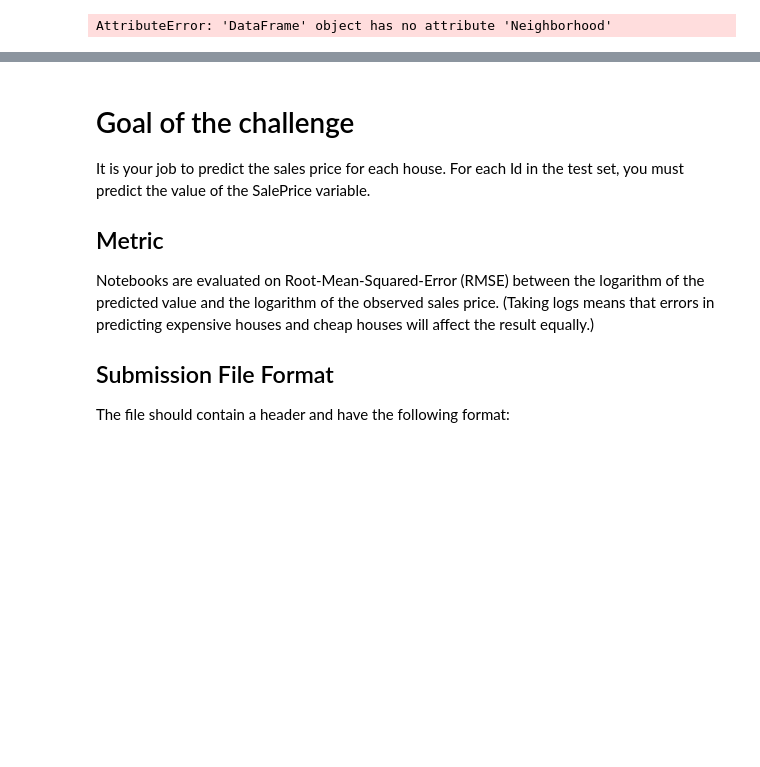
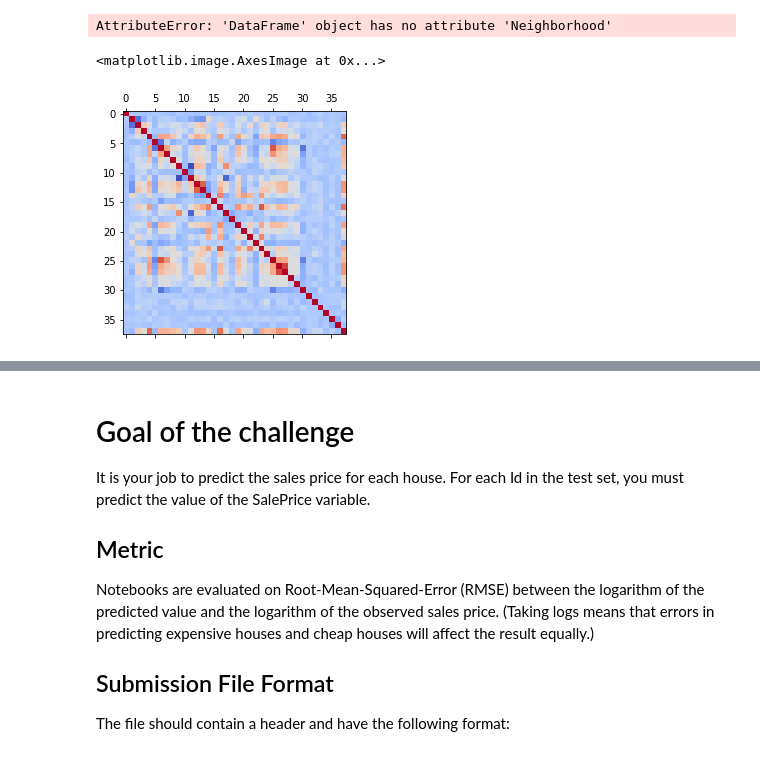
Before and after one commit to Gadiben/AML2018, a Jupyter notebook: Notebooks/challenges/challenge.ipynb, the cells around one changed output, grey strips where cells are left out. Drawn from its saved outputs; the diff is of its cells as text; code cells hidden in the pictures; blank space fills up the shorter version.

```diff
--- a/Notebooks/challenges/challenge.ipynb
+++ b/Notebooks/challenges/challenge.ipynb
@@ -646,3 +646,9 @@ pdTData.describe()
 pdTData[['Neighborhood','LotArea']].groupby('Neighborhood').count().Neighborhood
 # %% [output]
 AttributeError: 'DataFrame' object has no attribute 'Neighborhood'
+# %%
+pdTData.cov()
+plt.matshow(pdTData.corr(),cmap=plt.cm.coolwarm)
+# %% [output]
+<matplotlib.image.AxesImage at 0x...>
+[figure, added]
```
Also changed, not shown: parts of 2 cells of this notebook.
